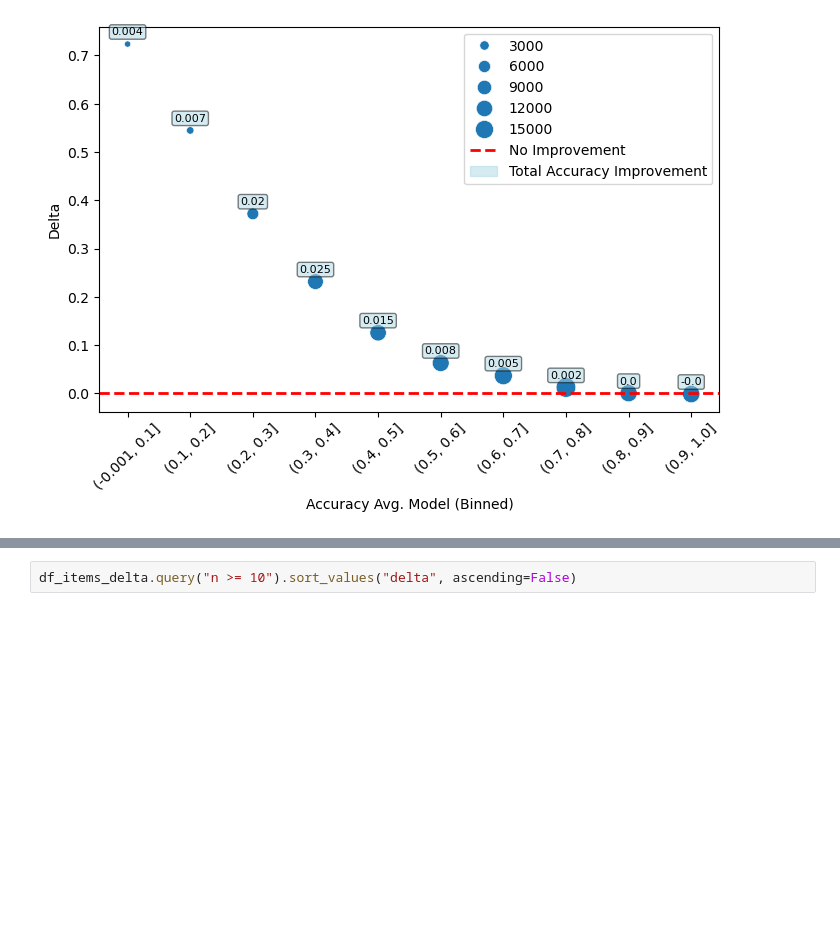
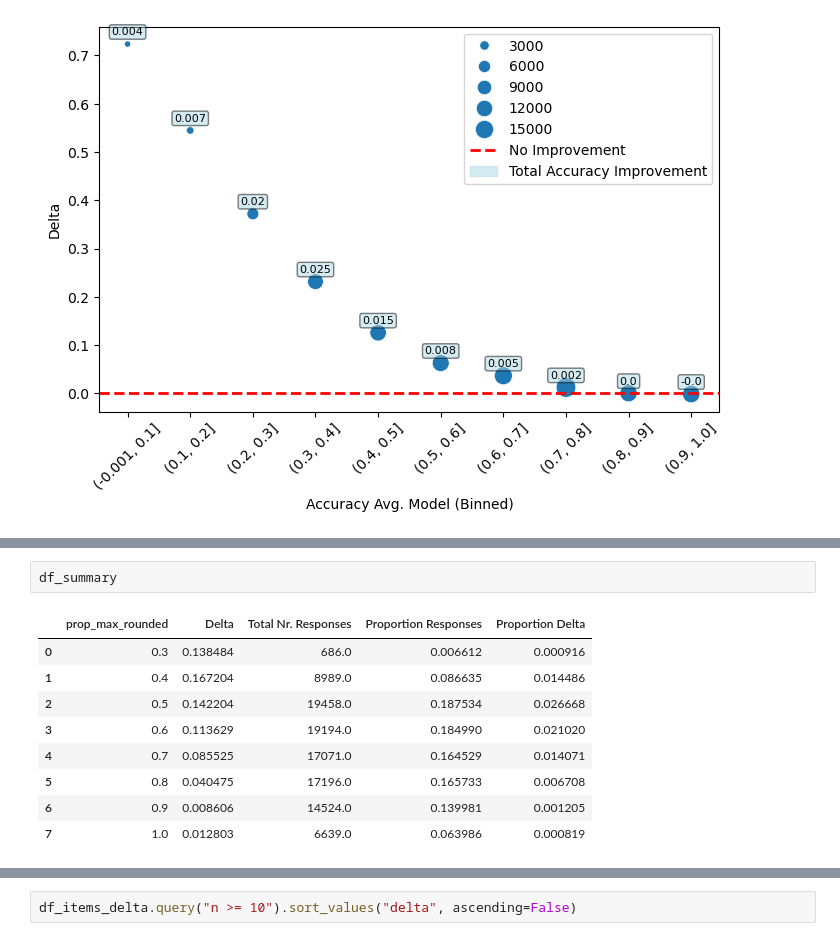
Before and after one commit to MirkoTh/semantic-representations-ID, a Jupyter notebook: analyze-results-joint-embedding-decision.ipynb, the cells around one changed output, grey strips where cells are left out. Saved outputs shown, nothing was run; the diff lists cells and outputs as text; blank space fills up the shorter version.

```diff
--- a/analyze-results-joint-embedding-decision.ipynb
+++ b/analyze-results-joint-embedding-decision.ipynb
@@ -1447,0 +1463,12 @@ _ = plt.xticks(ticks=range(len(labels_accuracy_binned.cat.categories)),
+# %%
+df_summary
+# %% [output]
+|  | prop_max_rounded | Delta | Total Nr. Responses | Proportion Responses | Proportion Delta |
+| 0 | 0.3 | 0.138484 | 686.0 | 0.006612 | 0.000916 |
+| 1 | 0.4 | 0.167204 | 8989.0 | 0.086635 | 0.014486 |
+| 2 | 0.5 | 0.142204 | 19458.0 | 0.187534 | 0.026668 |
+| 3 | 0.6 | 0.113629 | 19194.0 | 0.184990 | 0.021020 |
+| 4 | 0.7 | 0.085525 | 17071.0 | 0.164529 | 0.014071 |
+| 5 | 0.8 | 0.040475 | 17196.0 | 0.165733 | 0.006708 |
+| 6 | 0.9 | 0.008606 | 14524.0 | 0.139981 | 0.001205 |
+| 7 | 1.0 | 0.012803 | 6639.0 | 0.063986 | 0.000819 |
```
Also changed, not shown: parts of 4 cells of this notebook.
